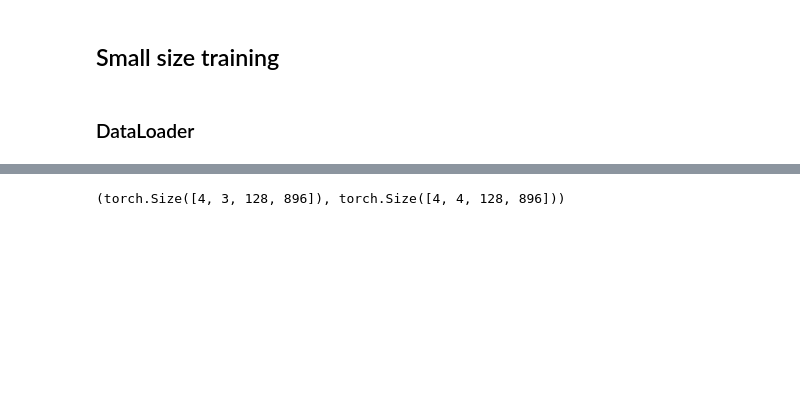
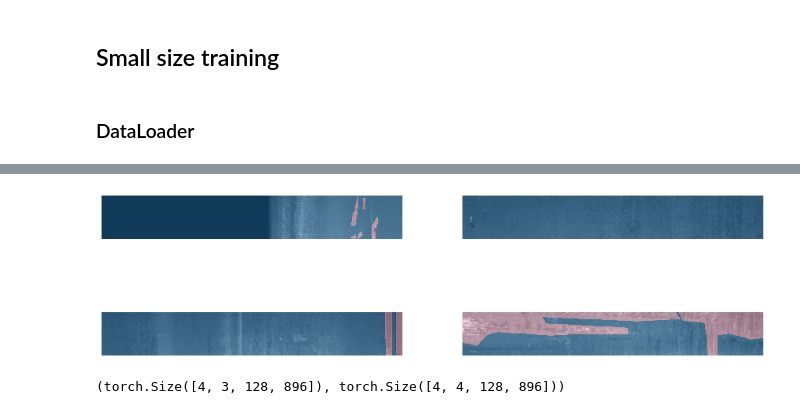
Before and after one commit to marcomatteo/steel_segmentation, a Jupyter notebook: nbs/_11_resnet18-UNET.ipynb, the cells around one changed output, grey strips where cells are left out. Saved outputs shown, nothing was run; the diff lists cells and outputs as text; code cells hidden in the pictures; blank space fills up the shorter version.

```diff
--- a/nbs/_11_resnet18-UNET.ipynb
+++ b/nbs/_11_resnet18-UNET.ipynb
@@ -147,6 +133,10 @@ dls = get_segmnt_dls(df,
                      train_aug=train_tfm, valid_aug=valid_tfm,
                      device=device,
                      flatten_mask=False)
+# %%
+dls.show_batch(figsize=(15,5))
+# %% [output]
+[figure, added]
 # %%
 x, targ = dls.one_batch()
 x.shape, targ.shape
```
Also changed, not shown: parts of 35 cells of this notebook, 3 other files.
